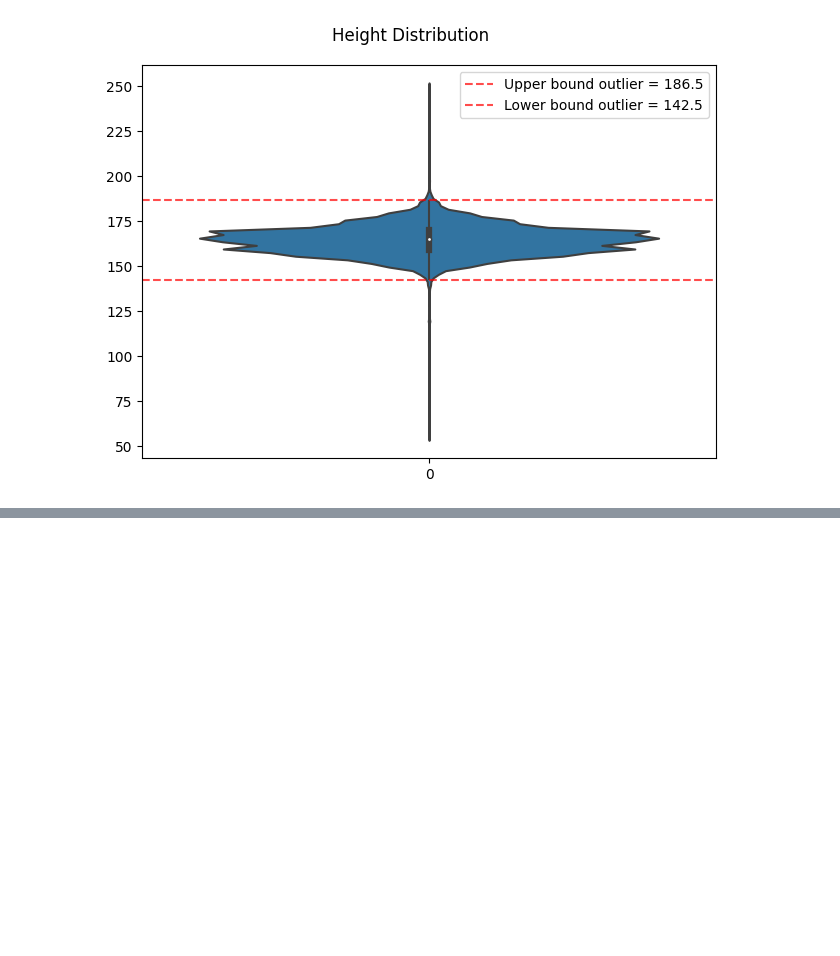
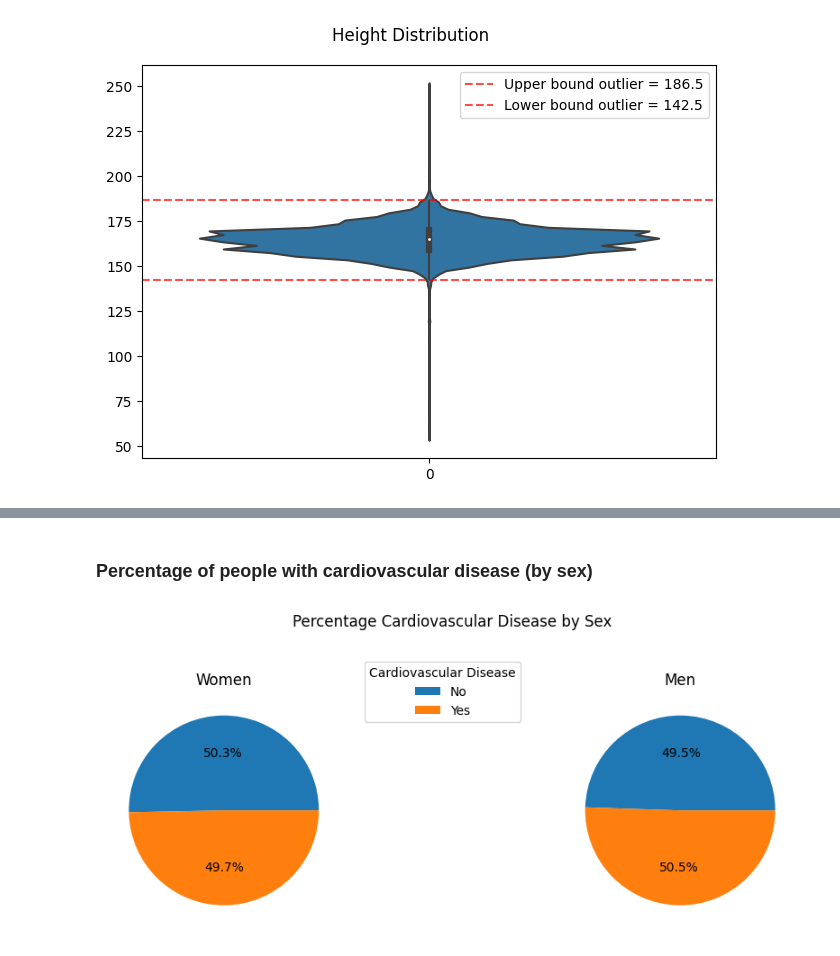
Before and after one commit to Andreas-Svensson/disease_prediction, a Jupyter notebook: data_analysis.ipynb, the cells around one changed output, grey strips where cells are left out. Cells and saved outputs as stored; diff of their text form; code cells hidden in the pictures; blank space fills up the shorter version.

```diff
--- a/data_analysis.ipynb
+++ b/data_analysis.ipynb
@@ -168,0 +189,20 @@ plt.tight_layout()
+# %% [markdown]
+### Percentage of people with cardiovascular disease (by sex)
+# %%
+fig, axes = plt.subplots(1, 2, figsize = (8, 4))
+
+genders = {"Women": 1, "Men": 2}
+
+for i, ax in zip(genders, axes.flatten()):
+    total = len(df[df["gender"] == genders[i]])
+    disease = len(df[(df["gender"] == genders[i]) & (df["cardio"] == 1)])
+    healthy = total - disease
+
+    ax.pie(x = [i for i in [healthy, disease]], autopct=lambda pct: f"{pct:.1f}%")
+    ax.set_title(i)
+
+plt.legend(["No", "Yes"], title = "Cardiovascular Disease", bbox_to_anchor=(-0.5, 1), loc="center")
+plt.suptitle("Percentage Cardiovascular Disease by Sex")
+plt.tight_layout()
+# %% [output]
+[figure, added]
```
Also changed, not shown: parts of 2 cells of this notebook.
